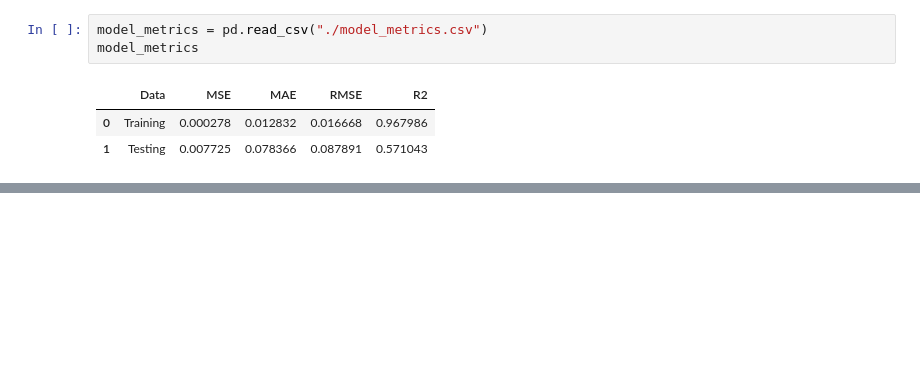
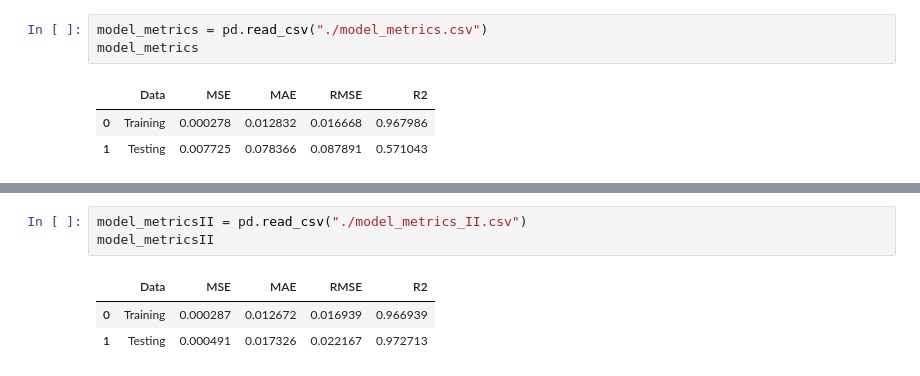
Before and after one commit to Abbasjalili/GoogleStcokPriceTensorFlow, a Jupyter notebook: GSPTF.ipynb, the cells around one changed output, grey strips where cells are left out. Drawn from its saved outputs; the diff is of its cells as text; blank space fills up the shorter version.

```diff
--- a/GSPTF.ipynb
+++ b/GSPTF.ipynb
@@ -331,0 +467,7 @@ model_metrics
+# %%
+model_metricsII = pd.read_csv("./model_metrics_II.csv")
+model_metricsII
+# %% [output]
+|  | Data | MSE | MAE | RMSE | R2 |
+| 0 | Training | 0.000287 | 0.012672 | 0.016939 | 0.966939 |
+| 1 | Testing | 0.000491 | 0.017326 | 0.022167 | 0.972713 |
```
Also changed, not shown: parts of 5 cells of this notebook.
